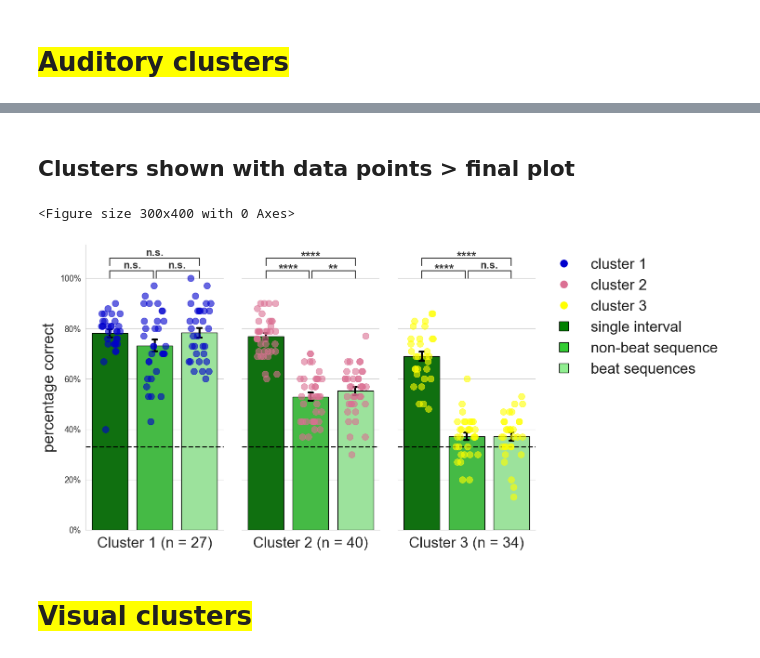
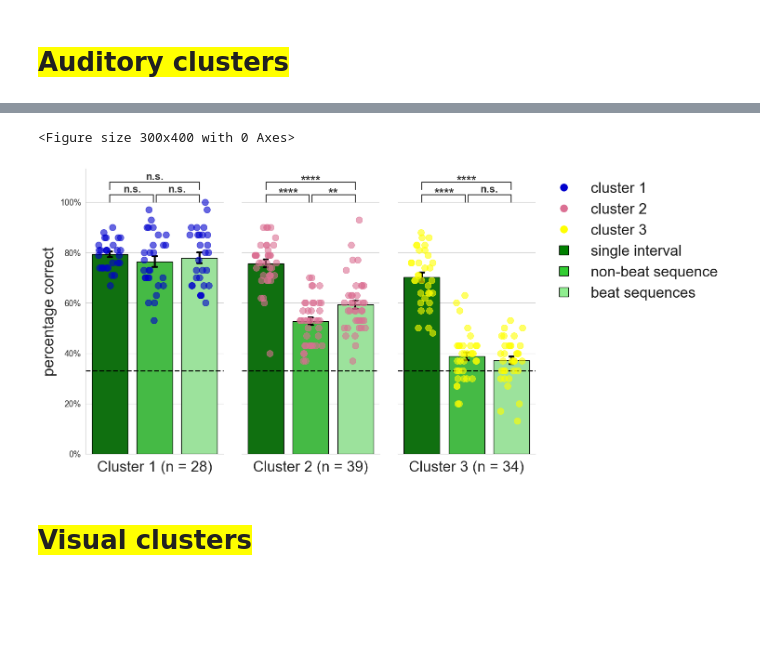
Before and after one commit to Zhaleh-Alipour/Hierarchy-to-Beat-Perception_Auditory-Visual, a Jupyter notebook: visualization/clusters_barplot.ipynb, the cells around one changed output, grey strips where cells are left out. Saved outputs shown, nothing was run; the diff lists cells and outputs as text; code cells hidden in the pictures; blank space fills up the shorter version.

Commit message:
Update the code for creating scatterplot and barplot

```diff
--- a/visualization/clusters_barplot.ipynb
+++ b/visualization/clusters_barplot.ipynb
@@ -59,13 +59,11 @@ df_final
 303 rows × 3 columns
-# %% [markdown]
-## Clusters shown with data points > final plot
 # %%
 sns.set_style('whitegrid')
 plt.figure(figsize=(3,4))
 
 ############# plot #############
-g=sns.catplot(data=df_final,x='Timing.level',y='value',kind='bar',col='Cluster',errorbar='se',
-              palette=['green','limegreen','lightgreen'],edgecolor="black",
+g=sns.catplot(data=df_final,x='Timing.level',y='value',kind='bar',col='Cluster', col_order=['cluster2','cluster3','cluster1'],
+              errorbar='se', palette=['green','limegreen','lightgreen'],edgecolor="black",
                errcolor="black", errwidth=3, capsize = 0.1, height=7, aspect=0.5,alpha=1,
               legend=False, sharey=True, sharex=True, margin_titles=False)
 colors = ['mediumblue', 'palevioletred', 'yellow']  # Example markers for the first, second, and third axes
@@ -79,8 +77,8 @@ for i, ax in enumerate(g.axes.flat):
 g.fig.tight_layout()
 g.set_axis_labels("","percentage correct",size=24)
 g.set_titles('')
-g.axes[0,0].set_xlabel('Cluster 1 (n = 27)',alpha=1,size=23)
-g.axes[0,1].set_xlabel('Cluster 2 (n = 40)',alpha=1,size=23)
+g.axes[0,0].set_xlabel('Cluster 1 (n = 28)',alpha=1,size=23)
+g.axes[0,1].set_xlabel('Cluster 2 (n = 39)',alpha=1,size=23)
 g.axes[0,2].set_xlabel('Cluster 3 (n = 34)',alpha=1,size=23)
 g.set_titles(row_template='{row_name}',col_template='{col_name}')
 g.set_titles("")
@@ -119,35 +117,35 @@ g.axes[0,0].yaxis.set_major_formatter(PercentFormatter(1.0))
 max_val=max(df_final['value'])
 g.axes[0,0].plot([0,0,0.97,0.97],[max_val,max_val+0.03,max_val+0.03,max_val],lw=1.5,color='0.2',clip_on=False)
 g.axes[0,0].plot([0,0,2,2],[max_val+0.05,max_val+0.08,max_val+0.08,max_val+0.05],lw=1.5,color='0.2',clip_on=False)
 g.axes[0,0].text(x=0.5,y=max_val+0.04, s='n.s.',ha='center',size=16,weight='bold',color='0.2')
 g.axes[0,0].text(x=1,y=max_val+0.09, s='n.s.',ha='center',size=16,weight='bold',color='0.2')
 g.axes[0,0].plot([1.03,1.03,2,2],[max_val,max_val+0.03,max_val+0.03,max_val],lw=1.5,color='0.2',clip_on=False)
 g.axes[0,0].text(x=1.5,y=max_val+0.04, s='n.s.',ha='center',size=16,weight='bold',color='0.2')
 
 g.axes[0,1].plot([0,0,0.97,0.97],[max_val,max_val+0.03,max_val+0.03,max_val],lw=1.5,color='0.2',clip_on=False)
 g.axes[0,1].plot([0,0,2,2],[max_val+0.05,max_val+0.08,max_val+0.08,max_val+0.05],lw=1.5,color='0.2',clip_on=False)
 g.axes[0,1].text(x=0.5,y=max_val+0.02, s='****',ha='center',size=20,weight='bold',color='0.2')
 g.axes[0,1].text(x=1,y=max_val+0.07, s='****',ha='center',size=20,weight='bold',color='0.2')
 g.axes[0,1].plot([1.03,1.03,2,2],[max_val,max_val+0.03,max_val+0.03,max_val],lw=1.5,color='0.2',clip_on=False)
 g.axes[0,1].text(x=1.5,y=max_val+0.02, s='**',ha='center',size=20,weight='bold',color='0.2')
 
 g.axes[0,2].plot([0,0,0.97,0.97],[max_val,max_val+0.03,max_val+0.03,max_val],lw=1.5,color='0.2',clip_on=False)
 g.axes[0,2].plot([0,0,2,2],[max_val+0.05,max_val+0.08,max_val+0.08,max_val+0.05],lw=1.5,color='0.2',clip_on=False)
 g.axes[0,2].text(x=0.5,y=max_val+0.02, s='****',ha='center',size=20,weight='bold',color='0.2')
 g.axes[0,2].text(x=1,y=max_val+0.07, s='****',ha='center',size=20,weight='bold',color='0.2')
 g.axes[0,2].plot([1.03,1.03,2,2],[max_val,max_val+0.03,max_val+0.03,max_val],lw=1.5,color='0.2',clip_on=False)
 g.axes[0,2].text(x=1.5,y=max_val+0.04, s='n.s.',ha='center',size=16,weight='bold',color='0.2')
 
 ### tif format
 # tif_path = 'C:/Users/zhaleh/PhD_Projects/Hierarchy_to_Beat_Perception_Auditory_Visual/plots/auditory_clusters_barplot.png'
 # plt.savefig(tif_path, bbox_inches='tight', dpi=600)
 
 ### png format
-# plt.savefig('C:/Users/zhaleh/PhD_Projects/Hierarchy_to_Beat_Perception_Auditory_Visual/plots/auditory_clusters_barplot.png', bbox_inches='tight',dpi=400)
+plt.savefig('C:/Users/zhaleh/PhD_Projects/Hierarchy_to_Beat_Perception_Auditory_Visual/plots/auditory_clusters_barplot.png', bbox_inches='tight',dpi=400)
 plt.show()
 # %% [output]
 <Figure size 300x400 with 0 Axes>
-[figure, old version]
+[figure, new version]
 # %% [markdown]
 # <span style='background:yellow'>Visual clusters<span>
 # %%
```
Also changed, not shown: parts of 2 cells of this notebook, 1 other file.
